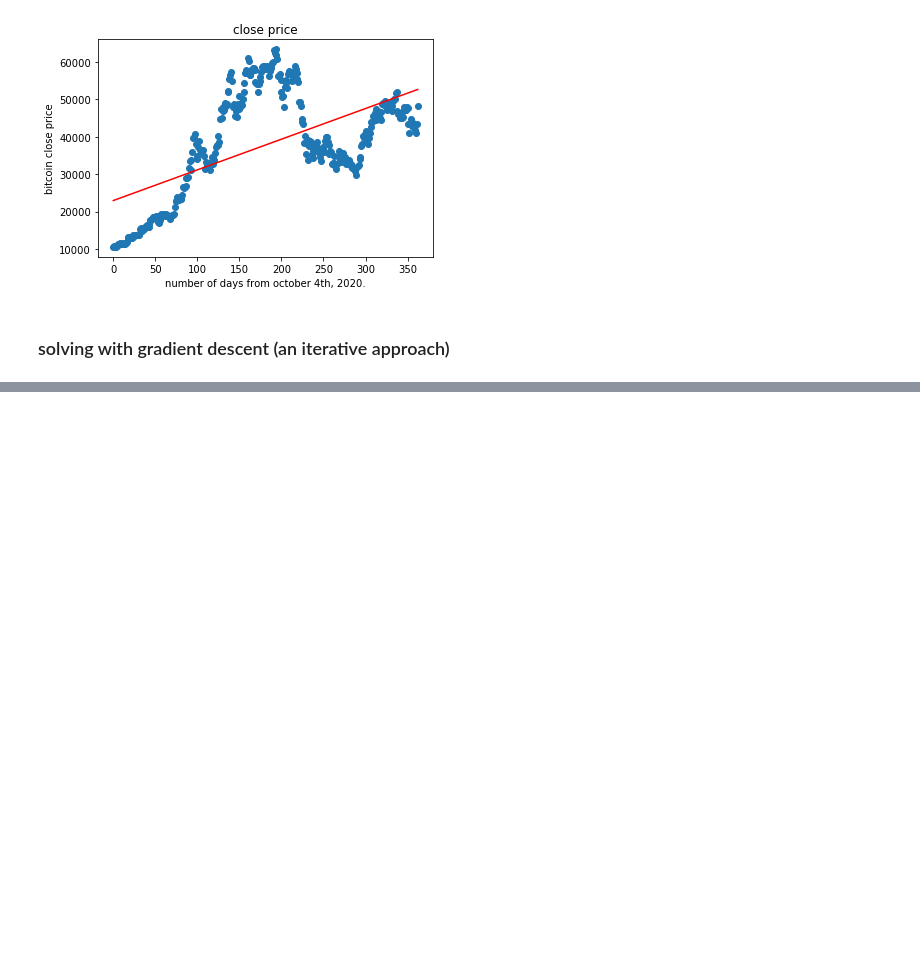
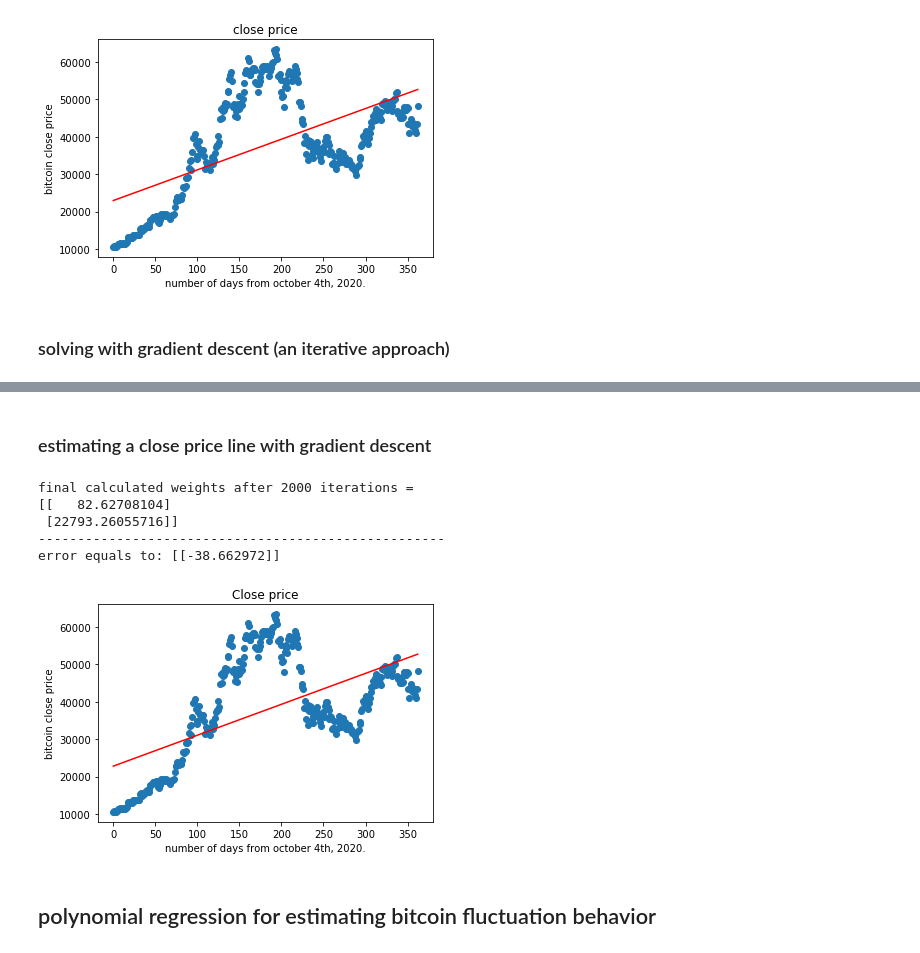
Before and after one commit to ph504/bitcoin-regression-estimate, a Jupyter notebook: HW1.ipynb, the cells around one changed output, grey strips where cells are left out. Saved outputs shown, nothing was run; the diff lists cells and outputs as text; code cells hidden in the pictures; blank space fills up the shorter version.

Commit message:
update added complete set of linear regression for all outputs gitignore created markdown updated

```diff
--- a/HW1.ipynb
+++ b/HW1.ipynb
@@ -176,3 +211,31 @@ Text(0.5, 0, 'number of days from october 4th, 2020.')
+# %% [markdown]
+### estimating a close price line with gradient descent
+# %%
+for itr in range(No_iterations):
+    for j in range(w_Close.shape[0]):
+        cost_function_grad = (1/N)*np.dot((np.dot(x, w_Close) - y_Close).T, x[:,j])
+        w_Close[j] = w_Close[j] - learning_rate[j] * cost_function_grad
+print('final calculated weights after',itr+1, 'iterations =')
+print(w_Close)
+print('----------------------------------------------------')
+print('error equals to:',cost_function_grad)
+plt.figure()
+plt.scatter(np.array(x[:,0]), np.array(y_Close))
+estimate_Close2 = np.dot(x, w_Close)
+plt.plot(np.array(x[:,0]), np.array(estimate_Close2), color='r')
+plt.ylabel('bitcoin close price')
+plt.xlabel('number of days from october 4th, 2020.')
+plt.title('Close price')
+plt.show()
+# %% [output]
+final calculated weights after 2000 iterations =
+[[   82.62708104]
+ [22793.26055716]]
+----------------------------------------------------
+error equals to: [[-38.662972]]
+[figure, added]
+# %% [markdown]
+## polynomial regression for estimating bitcoin fluctuation behavior
 # %%
 
 # increment number of parameters per learning
```
Also changed, not shown: parts of 8 cells of this notebook, 1 other file.
